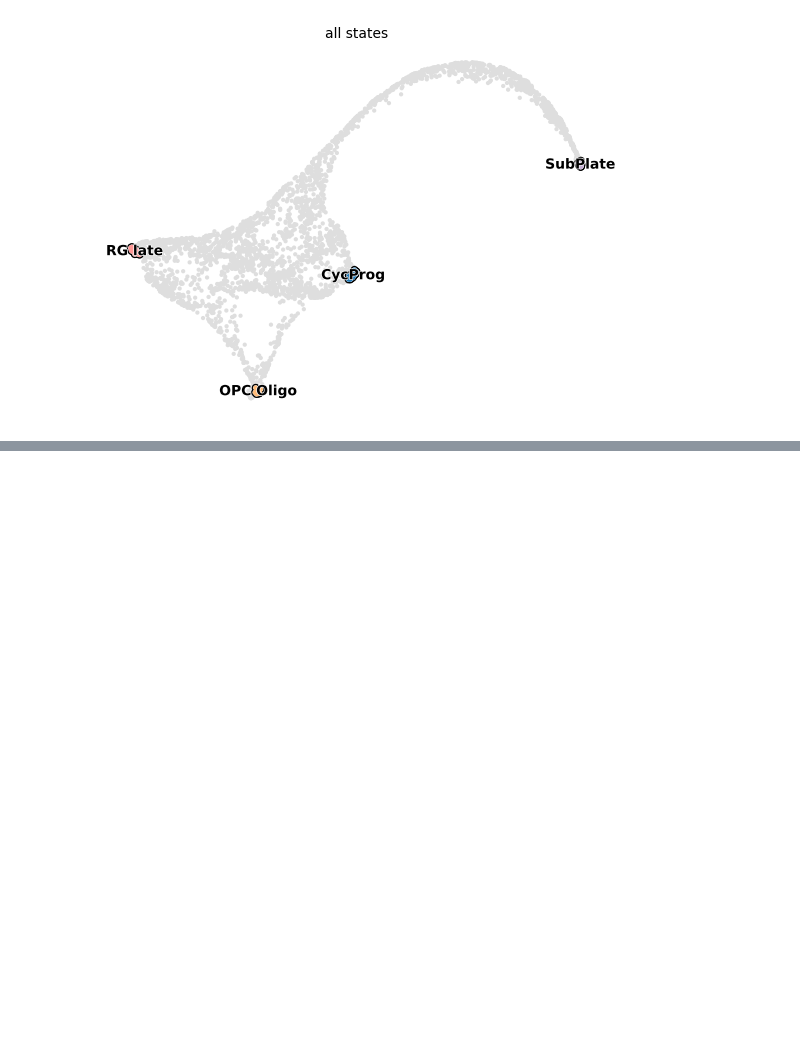
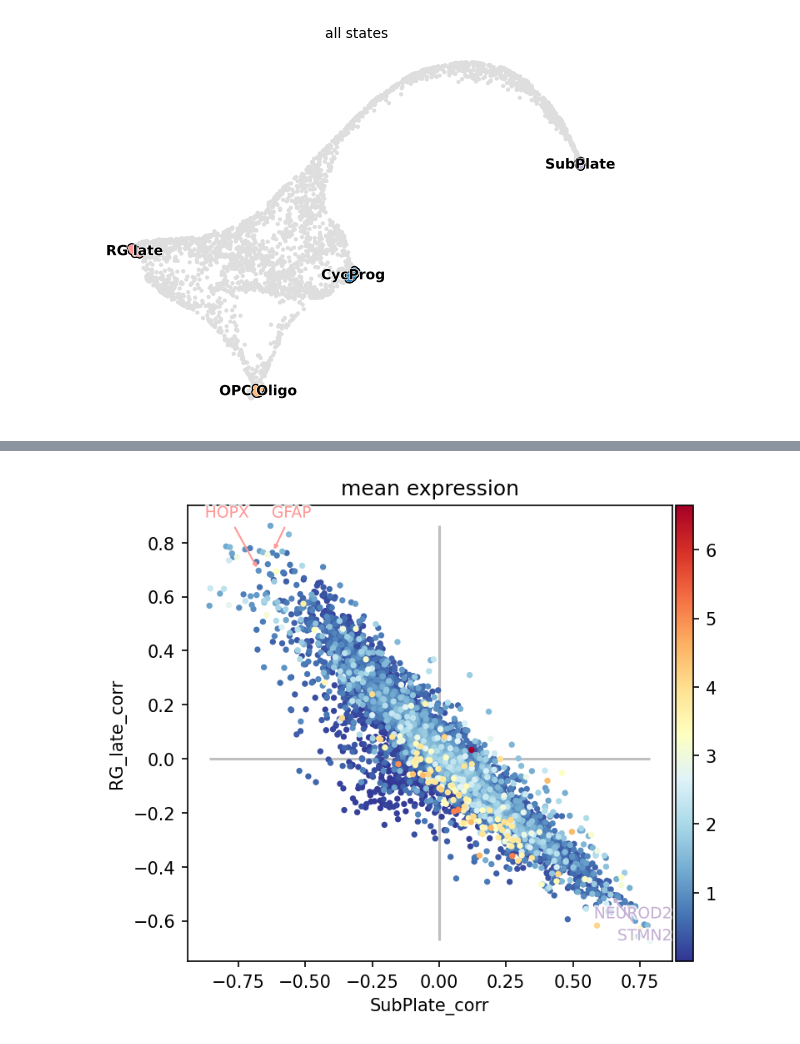
Before and after one commit to BrainOmicsCourse/BrainOmics2024, a Jupyter notebook: 2_Day2/3_Trajectories.ipynb, the cells around one changed output, grey strips where cells are left out. Drawn from its saved outputs; the diff is of its cells as text; code cells hidden in the pictures; blank space fills up the shorter version.

```diff
--- a/2_Day2/3_Trajectories.ipynb
+++ b/2_Day2/3_Trajectories.ipynb
@@ -145,3 +226,41 @@ g.plot_fate_probabilities(basis="X_draw_graph_fa", same_plot=False, add_outline=
+# %%
+# compute driver genes
+driver_df = g.compute_lineage_drivers()
+
+# define set of genes to annotate
+SubPlate_genes = ["STMN2", "NEUROD2"]
+RG_late_genes = ["GFAP", "HOPX"]
+
+
+
+genes_oi = {
+    "SubPlate": SubPlate_genes,
+    "RG_late": RG_late_genes,
+}
+
+# make sure all of these exist in AnnData
+assert [
+    gene in adataCR.var_names for genes in genes_oi.values() for gene in genes
+], "Did not find all genes"
+
+adataCR.var["mean expression"] = adataCR.X.A.mean(axis=0)
+
+
+# visualize in a scatter plot
+g.plot_lineage_drivers_correlation(
+    lineage_x="SubPlate",
+    lineage_y="RG_late",
+    adjust_text=True,
+    gene_sets=genes_oi,
+    color="mean expression",
+    legend_loc="none",
+    figsize=(5, 5),
+    dpi=150,
+    fontsize=9,
+    size=50,
+)
+# %% [output]
+[figure, added]
 # %%
 model = cr.models.GAMR(adataCR, n_knots=6, smoothing_penalty=10.0)
 # %%
```
Also changed, not shown: parts of 17 cells of this notebook.
